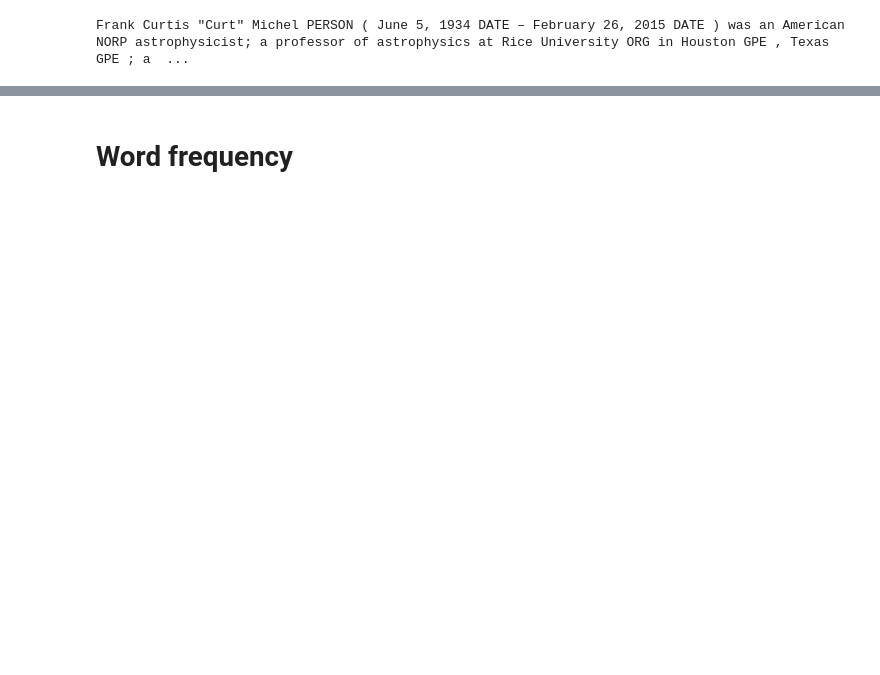
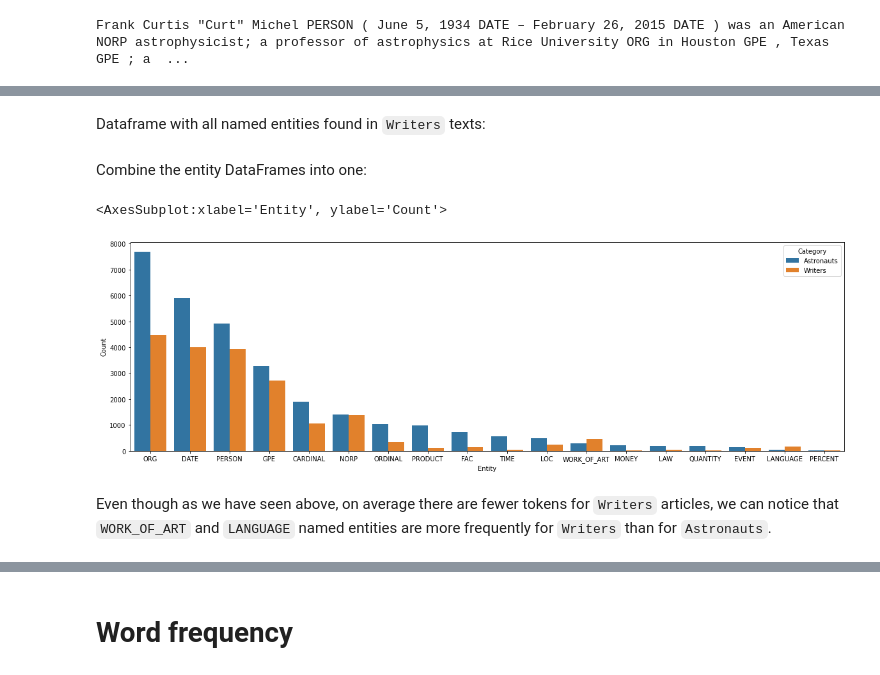
Before and after one commit to edgolyakova/DataScienceProj, a Jupyter notebook: Part 1.ipynb, the cells around one changed output, grey strips where cells are left out. Saved outputs shown, nothing was run; the diff lists cells and outputs as text; code cells hidden in the pictures; blank space fills up the shorter version.

```diff
--- a/Part 1.ipynb
+++ b/Part 1.ipynb
@@ -368,0 +346,29 @@ plt.show()
+# %%
+entities_as_df = pd.DataFrame(columns=['Entity', 'Count', 'Category'])
+entities_as_df.Entity = np.unique(list_entities_as, return_counts=True)[0]
+entities_as_df.Count = np.unique(list_entities_as, return_counts=True)[1]
+entities_as_df.Category = 'Astronauts'
+
+entities_as_df = entities_as_df.sort_values(by='Count', ascending=False)
+# %% [markdown]
+Dataframe with all named entities found in `Writers` texts:
+# %%
+entities_wr_df = pd.DataFrame(columns=['Entity', 'Count', 'Category'])
+entities_wr_df.Entity = np.unique(list_entities_wr, return_counts=True)[0]
+entities_wr_df.Count = np.unique(list_entities_wr, return_counts=True)[1]
+entities_wr_df.Category = 'Writers'
+
+entities_wr_df = entities_wr_df.sort_values(by='Count', ascending=False)
+# %% [markdown]
+Combine the entity DataFrames into one:
+# %%
+entities_df = pd.concat([entities_as_df, entities_wr_df])
+# %%
+plt.figure(figsize=(20, 6))
+
+sns.barplot(data=entities_df, x='Entity', y='Count', hue='Category')
+# %% [output]
+<AxesSubplot:xlabel='Entity', ylabel='Count'>
+[figure, added]
+# %% [markdown]
+Even though as we have seen above, on average there are fewer tokens for `Writers` articles, we can notice that `WORK_OF_ART` and `LANGUAGE` named entities are more frequently for `Writers` than for `Astronauts`.
```
Also changed, not shown: parts of 39 cells of this notebook, 2 other files.
